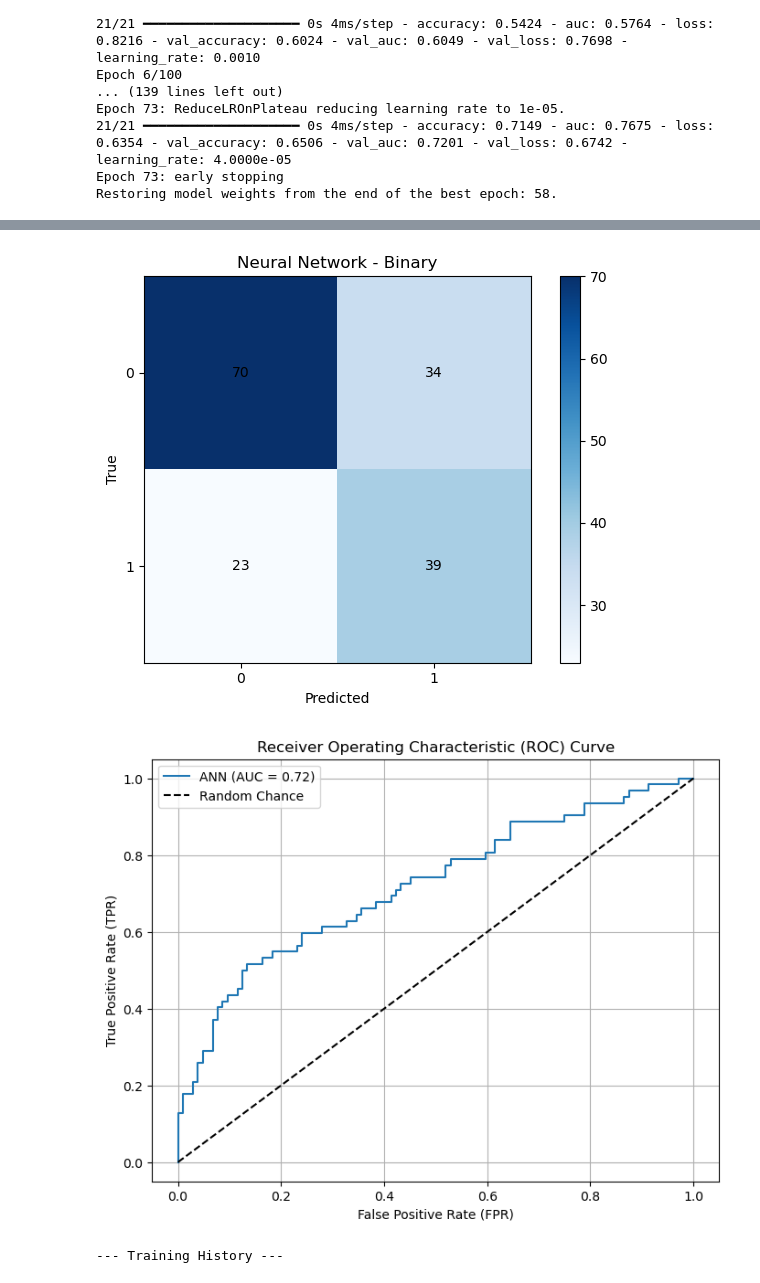
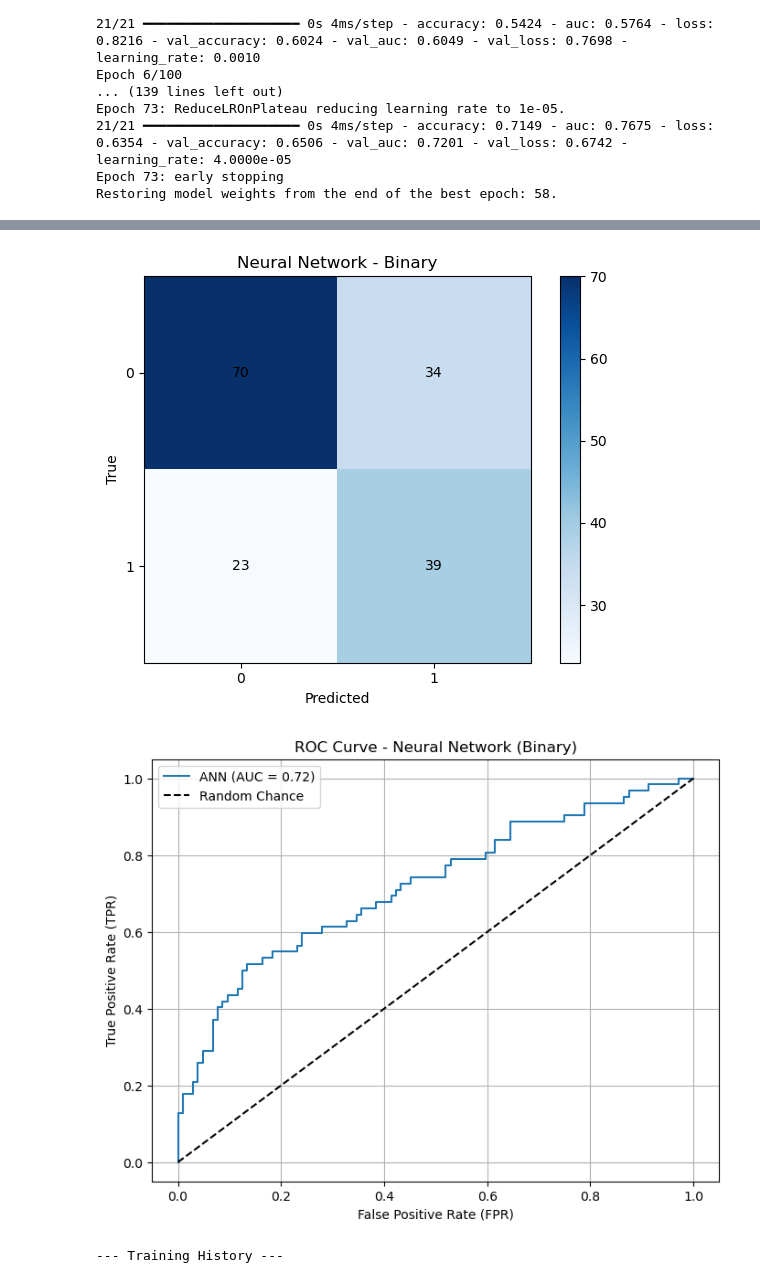
Before and after one commit to Aliuddink/CS-4210-Group-Project, a Jupyter notebook: nn_binary.ipynb, the cells around one changed output, grey strips where cells are left out. Saved outputs shown, nothing was run; the diff lists cells and outputs as text; code cells hidden in the pictures.

Commit message:
updated roc title name

```diff
--- a/nn_binary.ipynb
+++ b/nn_binary.ipynb
@@ -301,7 +301,7 @@ plt.plot(fpr, tpr, label=f'ANN (AUC = {auc:.2f})')
 plt.plot([0, 1], [0, 1], 'k--', label='Random Chance')
 plt.xlabel('False Positive Rate (FPR)')
 plt.ylabel('True Positive Rate (TPR)')
-plt.title('Receiver Operating Characteristic (ROC) Curve')
+plt.title('ROC Curve - Neural Network (Binary)')
 plt.legend()
 plt.grid(True)
 plt.show()
@@ -345,14 +345,14 @@ Test AUC: 0.7201
 
 --- Classification Report (Threshold=0.5) ---
               precision    recall  f1-score   support
 
            0       0.75      0.67      0.71       104
            1       0.53      0.63      0.58        62
 
     accuracy                           0.66       166
    macro avg       0.64      0.65      0.64       166
 weighted avg       0.67      0.66      0.66       166
 [figure]
-[figure, old version]
+[figure, new version]
 --- Training History ---
 [figure]
```
Also changed, not shown: parts of 1 cell of this notebook.
